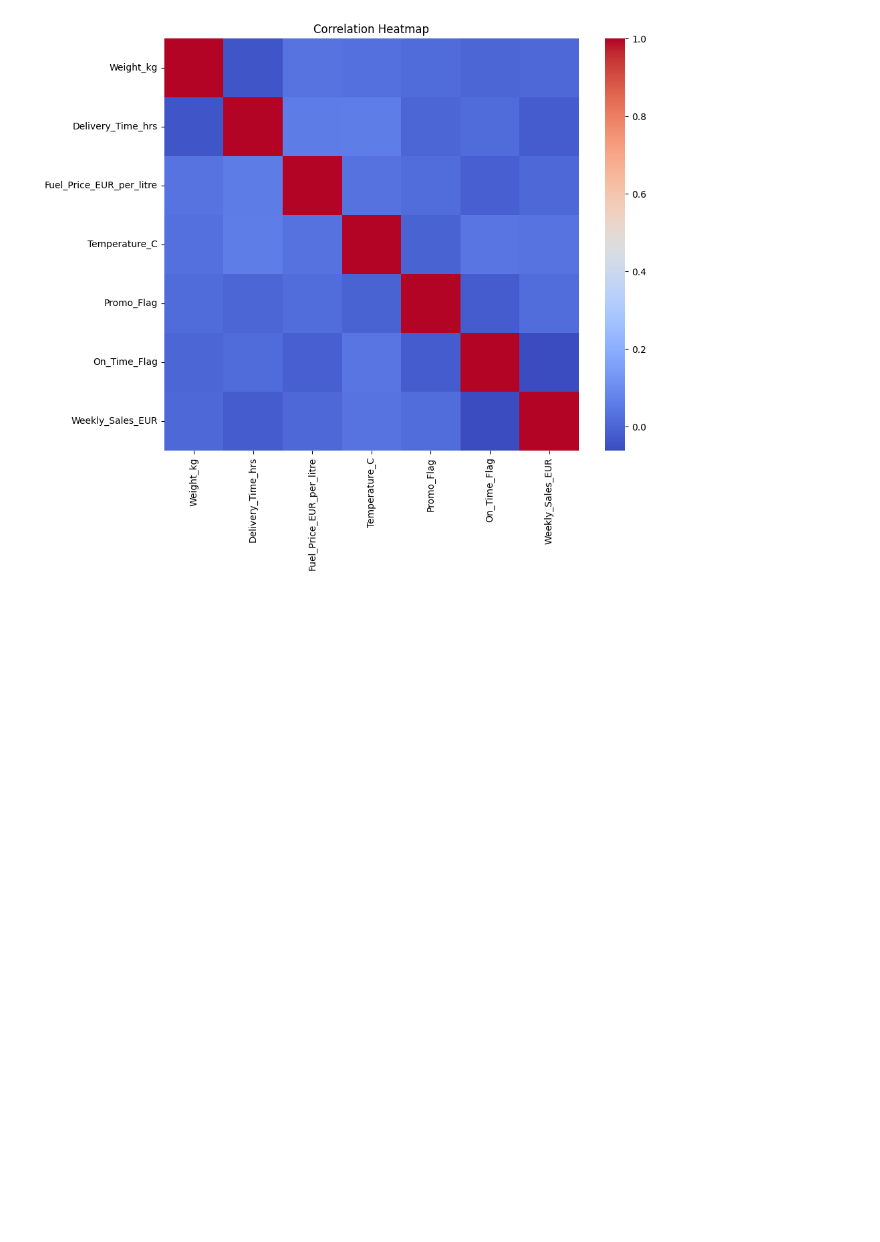
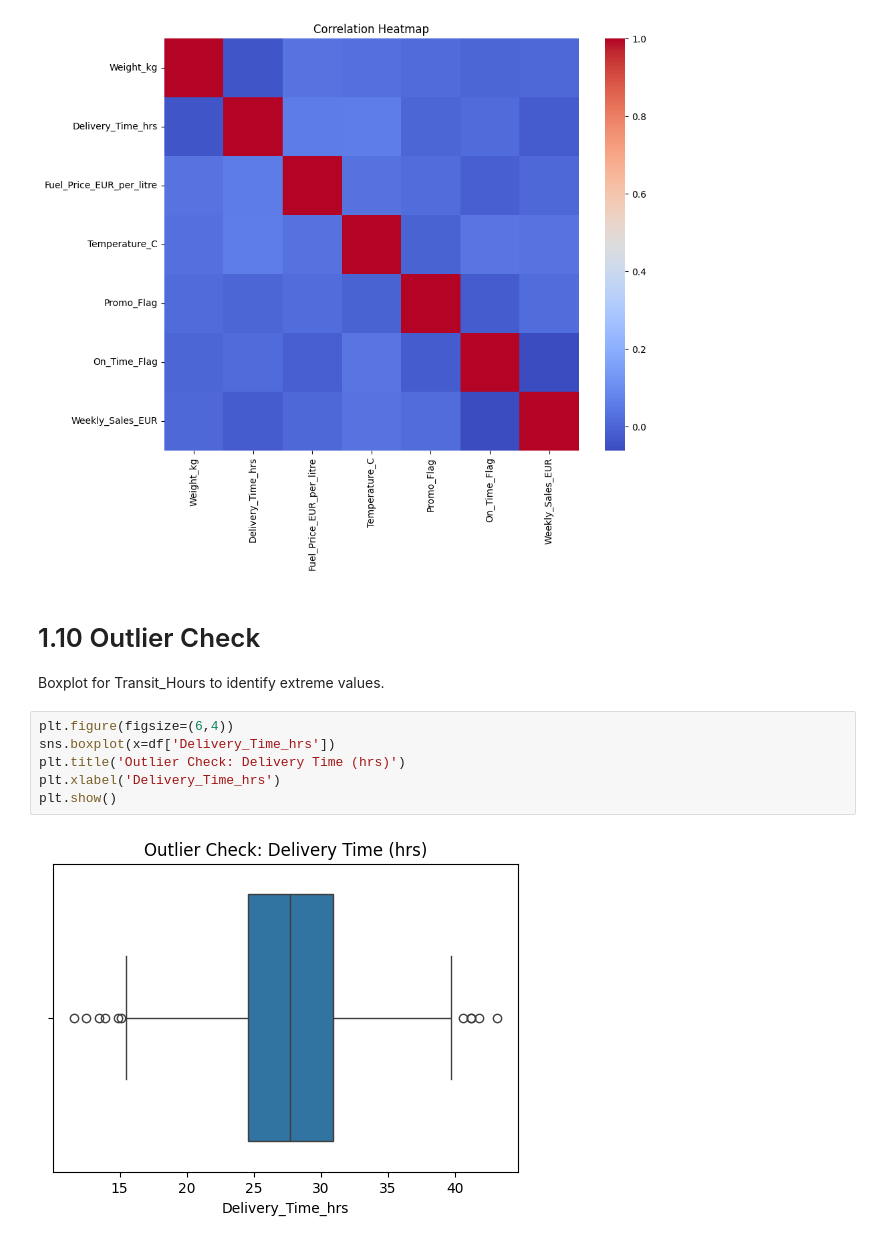
Before and after one commit to saikisri97/17_Hof_Lecture_Code_Pingo, a Jupyter notebook: Supply_Chain_Analytics/code/EDA_SEE_Global_Shipments.ipynb, the cells around one changed output. Saved outputs shown, nothing was run; the diff lists cells and outputs as text; blank space fills up the shorter version.

```diff
--- a/Supply_Chain_Analytics/code/EDA_SEE_Global_Shipments.ipynb
+++ b/Supply_Chain_Analytics/code/EDA_SEE_Global_Shipments.ipynb
@@ -191,3 +191,14 @@ plt.title('Correlation Heatmap')
 plt.show()
 # %% [output]
 [figure]
+# %% [markdown]
+# 1.10 Outlier Check
+Boxplot for Transit_Hours to identify extreme values.
+# %%
+plt.figure(figsize=(6,4))
+sns.boxplot(x=df['Delivery_Time_hrs'])
+plt.title('Outlier Check: Delivery Time (hrs)')
+plt.xlabel('Delivery_Time_hrs')
+plt.show()
+# %% [output]
+[figure, added]
```
